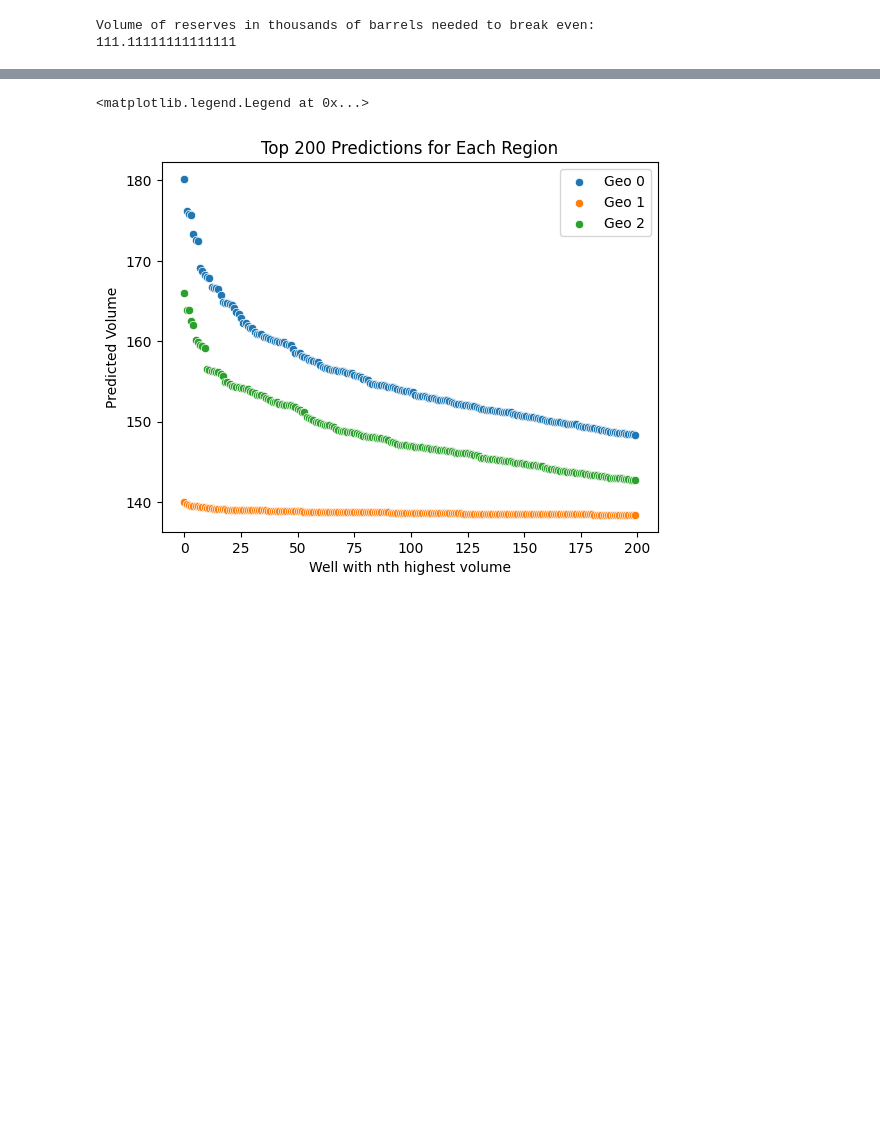
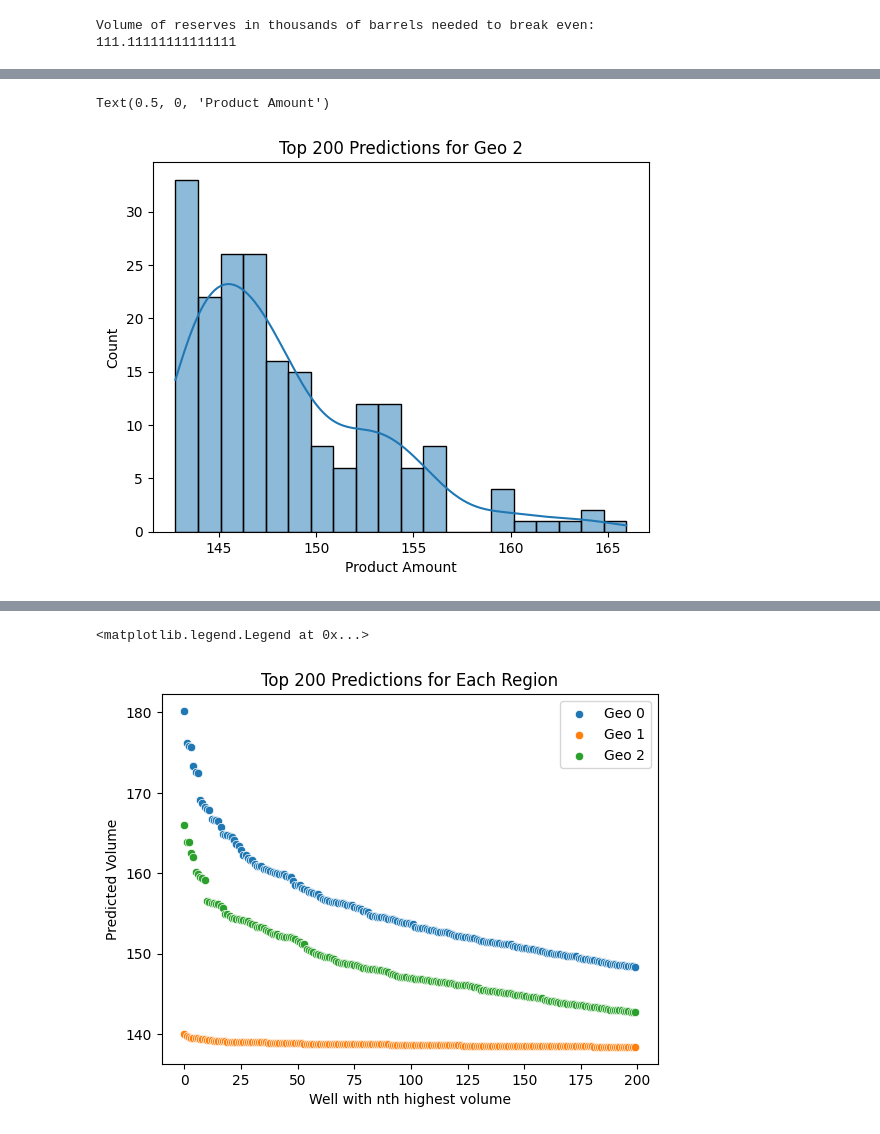
Before and after one commit to Vyncent-vdW/sprint_nine_mlb, a Jupyter notebook: sprint_9_ml_in_business.ipynb, the cells around one changed output, grey strips where cells are left out. Drawn from its saved outputs; the diff is of its cells as text; code cells hidden in the pictures; blank space fills up the shorter version.

```diff
--- a/sprint_9_ml_in_business.ipynb
+++ b/sprint_9_ml_in_business.ipynb
@@ -607,0 +718,10 @@ dtype: float64
+# %%
+sns.histplot(data= top_predictions_2,
+             bins= 20,
+             kde= True)
+
+plt.title('Top 200 Predictions for Geo 2')
+plt.xlabel('Product Amount')
+# %% [output]
+Text(0.5, 0, 'Product Amount')
+[figure, added]
```
Also changed, not shown: parts of 59 cells of this notebook.
